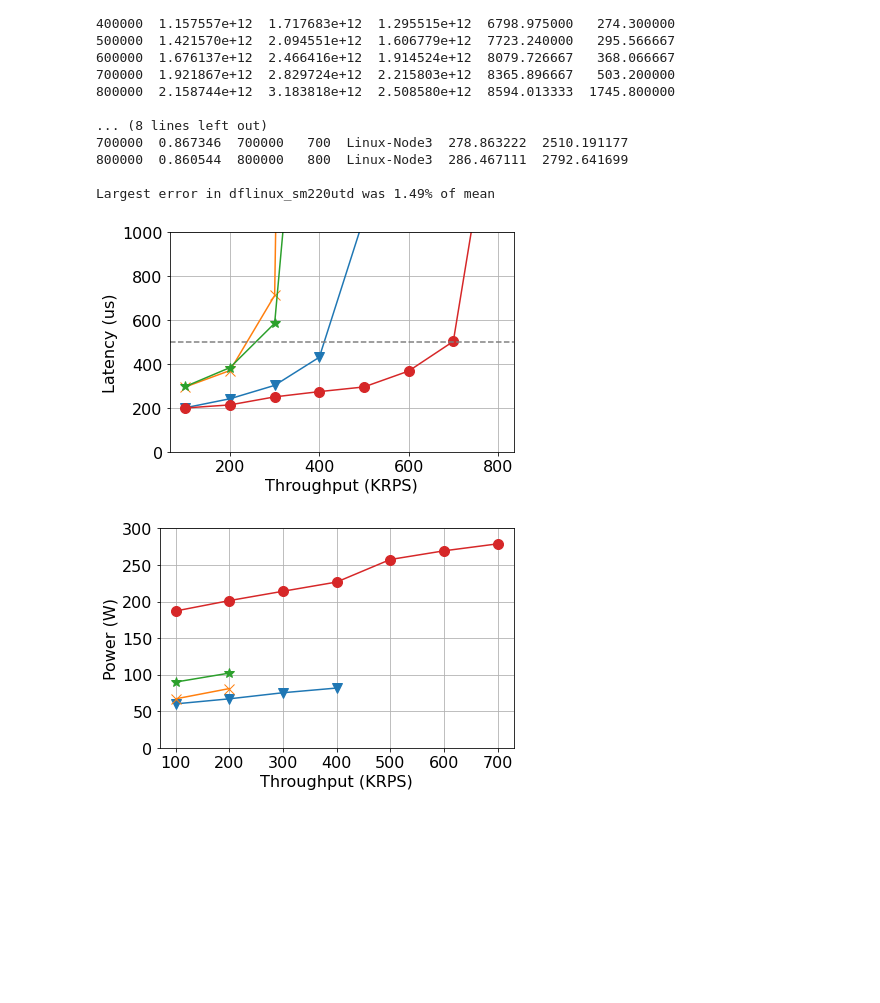
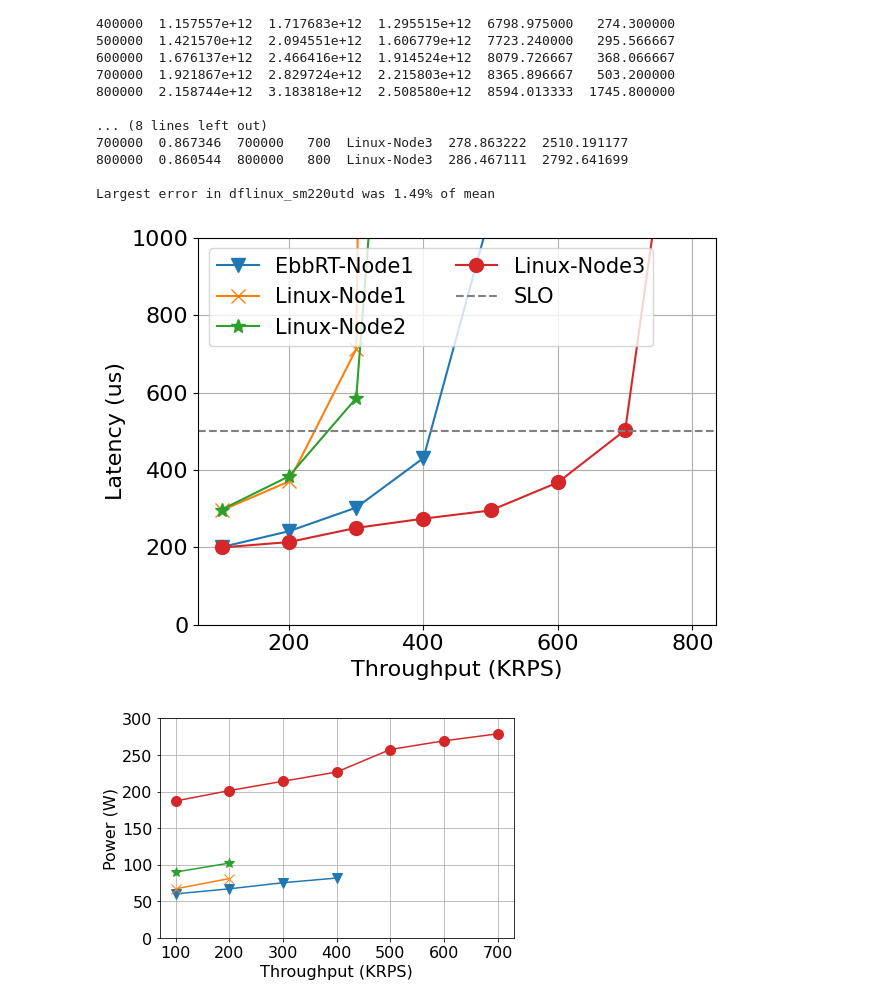
Before and after one commit to handong32/cloudlab, a Jupyter notebook: baremetal_ebbrt/hotcarbon_silo.ipynb, the cells around one changed output. Saved outputs shown, nothing was run; the diff lists cells and outputs as text; code cells hidden in the pictures; blank space fills up the shorter version.

```diff
--- a/baremetal_ebbrt/hotcarbon_silo.ipynb
+++ b/baremetal_ebbrt/hotcarbon_silo.ipynb
@@ -412,23 +412,23 @@ Largest error in dflinux_sm220utd was 1.49% of mean
 # %%
 fs=16
 plt.rc('axes', labelsize=fs)    # fontsize of the x and y labels
 plt.rc('xtick', labelsize=fs)    # fontsize of the tick labels
 plt.rc('ytick', labelsize=fs)    # fontsize of the tick labels
 
 # Plot 99 tail
 for df in [dfebbrt, dflinux_c220g1, dflinux_c220g5, dflinux_sm220u]:
     plt.plot(df['kqps'].values, df['tail'].values, marker=ms[str(df['type'].unique()[0])], markersize=10, ls='-', label=str(df['type'].unique()[0]))
 plt.axhline(y = 500, color = 'grey', linestyle = '--', label='SLO')
 plt.xlabel("Throughput (KRPS)", fontsize=fs)
 plt.ylabel("Latency (us)", fontsize=fs)
 plt.ylim(bottom=0, top=1000)
 plt.grid()
-#plt.legend(ncol=2, fontsize=15)
+plt.legend(ncol=2, fontsize=15, loc="upper left")
 plt.tight_layout()
 plt.savefig("silo_latency.pdf")
 #plt.show()
 # %% [output]
-[figure, old version]
+[figure, new version]
 # %%
 fs=16
 plt.rc('axes', labelsize=fs)    # fontsize of the x and y labels
```
Also changed, not shown: parts of 7 cells of this notebook, 3 other files.
